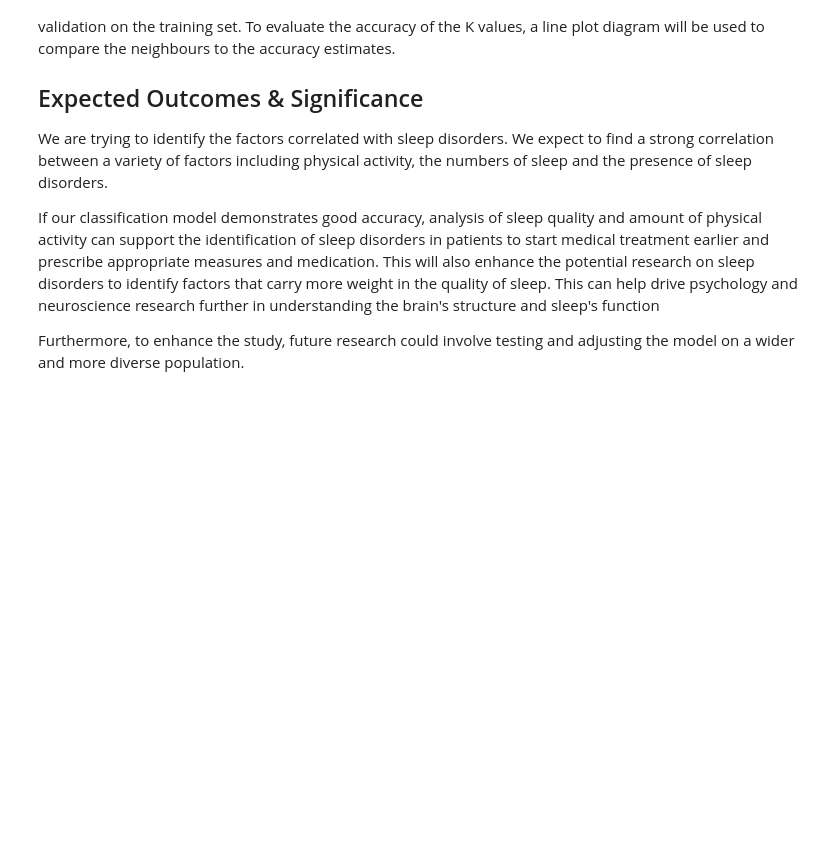
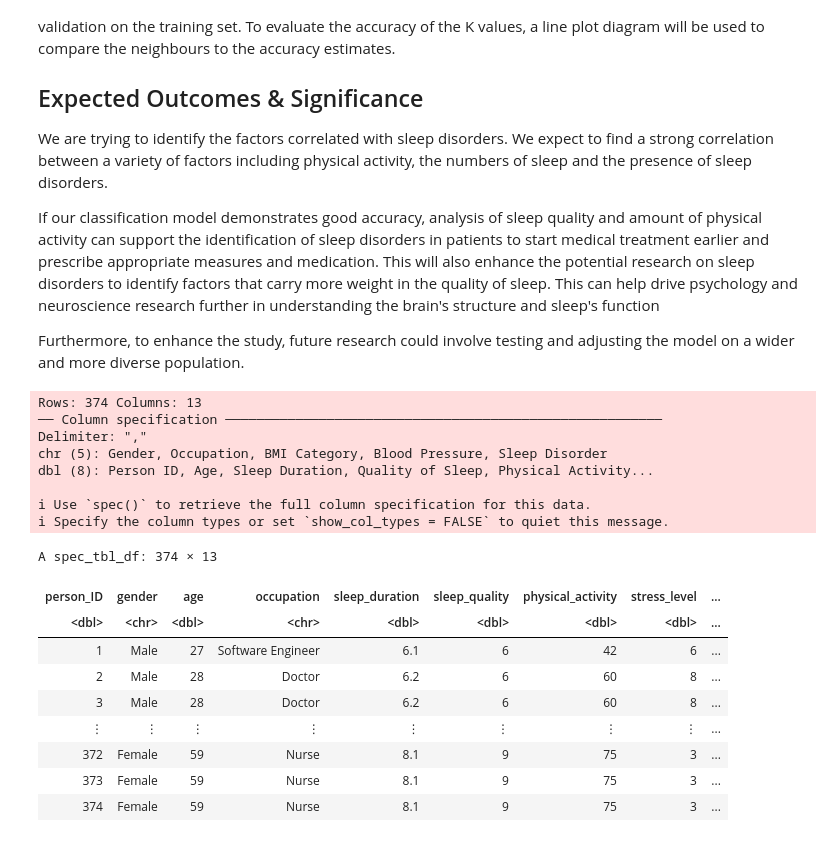
Before and after one commit to d-alex171/dsci-project, a Jupyter notebook: Proposal.ipynb, the cells around one changed output. Drawn from its saved outputs; the diff is of its cells as text; code cells hidden in the pictures; blank space fills up the shorter version.

```diff
--- a/Proposal.ipynb
+++ b/Proposal.ipynb
@@ -27,0 +33,27 @@ Furthermore,  to enhance the study, future research could involve testing and ad
+# %%
+
+
+options(repr.plot.width = 10, repr.plot.height = 8)
+
+sleep_data <- read_csv("Sleep_health_and_lifestyle_dataset.csv")
+colnames(sleep_data) <- c("person_ID", "gender", "age", "occupation", "sleep_duration", "sleep_quality", "physical_activity", "stress_level", "BMI", "blood_pressure", "heart_rate", "daily_steps", "sleep_disorder")
+sleep_data
+# %% [output]
+Rows: 374 Columns: 13
+── Column specification ────────────────────────────────────────────────────────
+Delimiter: ","
+chr (5): Gender, Occupation, BMI Category, Blood Pressure, Sleep Disorder
+dbl (8): Person ID, Age, Sleep Duration, Quality of Sleep, Physical Activity...
+
+ℹ Use `spec()` to retrieve the full column specification for this data.
+ℹ Specify the column types or set `show_col_types = FALSE` to quiet this message.
+A spec_tbl_df: 374 × 13
+| person_ID | gender | age | occupation | sleep_duration | sleep_quality | physical_activity | stress_level | ... |
+| <dbl> | <chr> | <dbl> | <chr> | <dbl> | <dbl> | <dbl> | <dbl> | ... |
+| 1 | Male | 27 | Software Engineer | 6.1 | 6 | 42 | 6 | ... |
+| 2 | Male | 28 | Doctor | 6.2 | 6 | 60 | 8 | ... |
+| 3 | Male | 28 | Doctor | 6.2 | 6 | 60 | 8 | ... |
+| ⋮ | ⋮ | ⋮ | ⋮ | ⋮ | ⋮ | ⋮ | ⋮ | ... |
+| 372 | Female | 59 | Nurse | 8.1 | 9 | 75 | 3 | ... |
+| 373 | Female | 59 | Nurse | 8.1 | 9 | 75 | 3 | ... |
+| 374 | Female | 59 | Nurse | 8.1 | 9 | 75 | 3 | ... |
```
Also changed, not shown: parts of 2 cells of this notebook, 1 other file.
